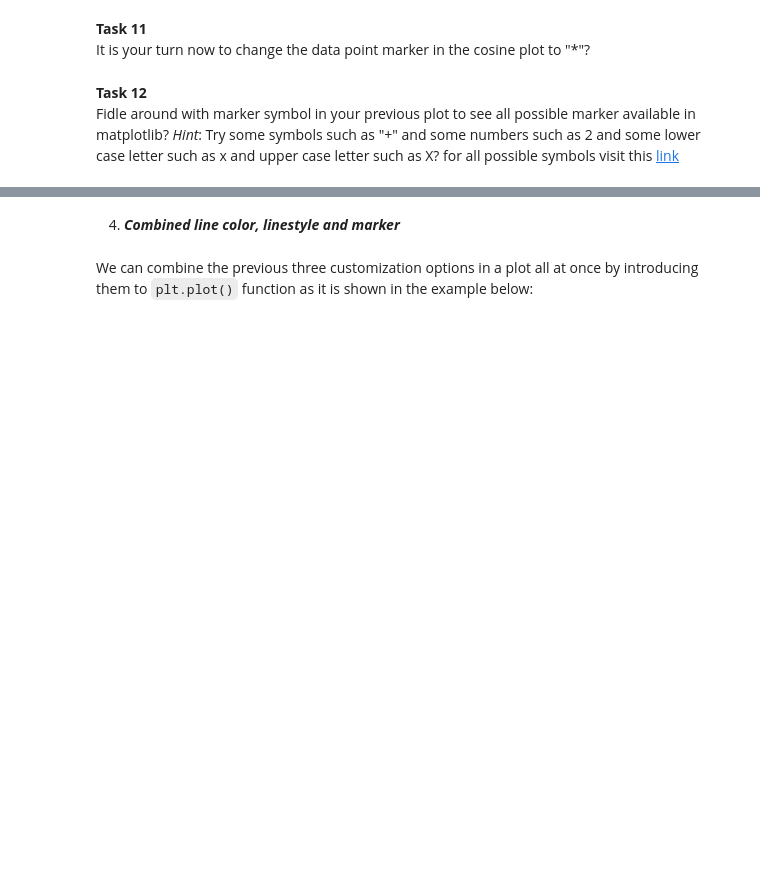
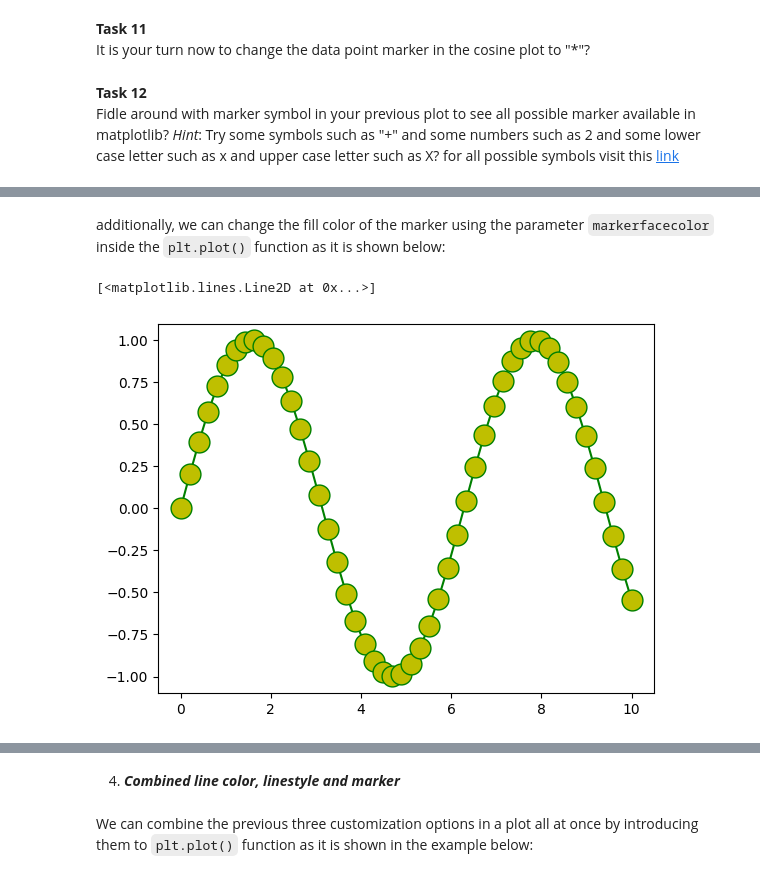
Before and after one commit to AhmadAlsaadi/ENCH320-Numpy, a Jupyter notebook: Matplotlib.ipynb, the cells around one changed output, grey strips where cells are left out. Drawn from its saved outputs; the diff is of its cells as text; code cells hidden in the pictures; blank space fills up the shorter version.

```diff
--- a/Matplotlib.ipynb
+++ b/Matplotlib.ipynb
@@ -243,0 +235,11 @@ Fidle around with marker symbol in your previous plot to see all possible marker
+# %% [markdown]
+additionally, we can change the fill color of the marker using the parameter `markerfacecolor` inside the `plt.plot()` function as it is shown below:
+# %%
+import matplotlib.pyplot as plt
+import numpy as np
+x=np.linspace(0,10)
+y=np.sin(x)
+plt.plot(x,y,color="green",marker="o", markersize=15,markerfacecolor="y")
+# %% [output]
+[<matplotlib.lines.Line2D at 0x...>]
+[figure, added]
```
Also changed, not shown: parts of 34 cells of this notebook.
